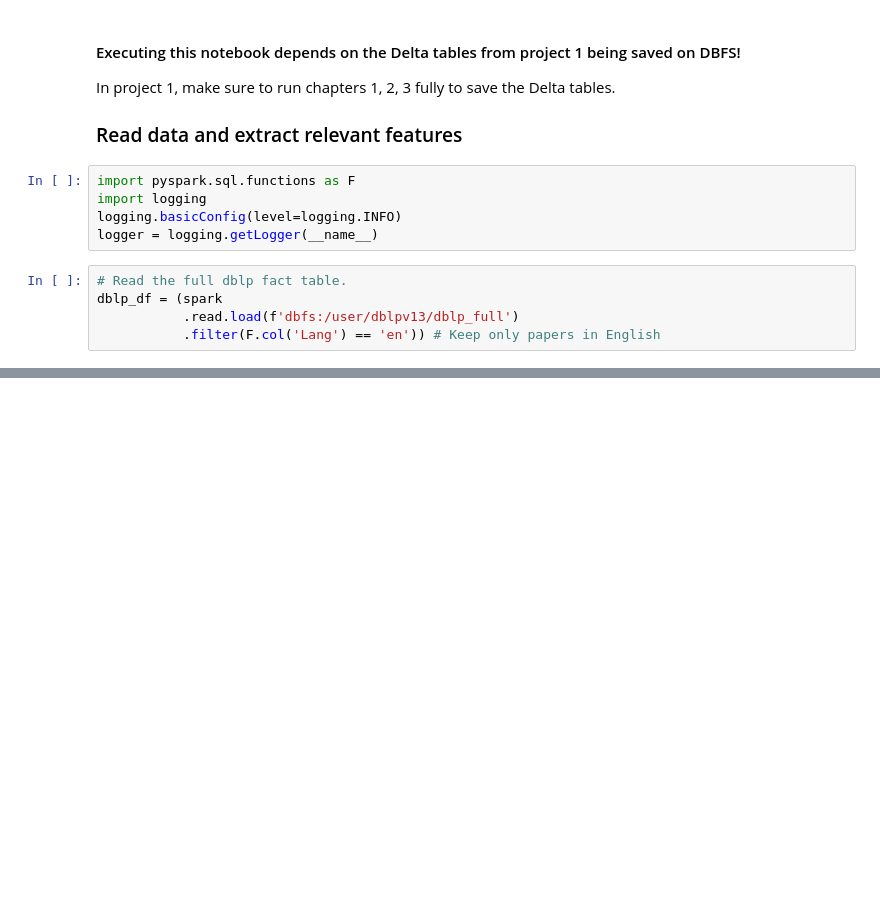
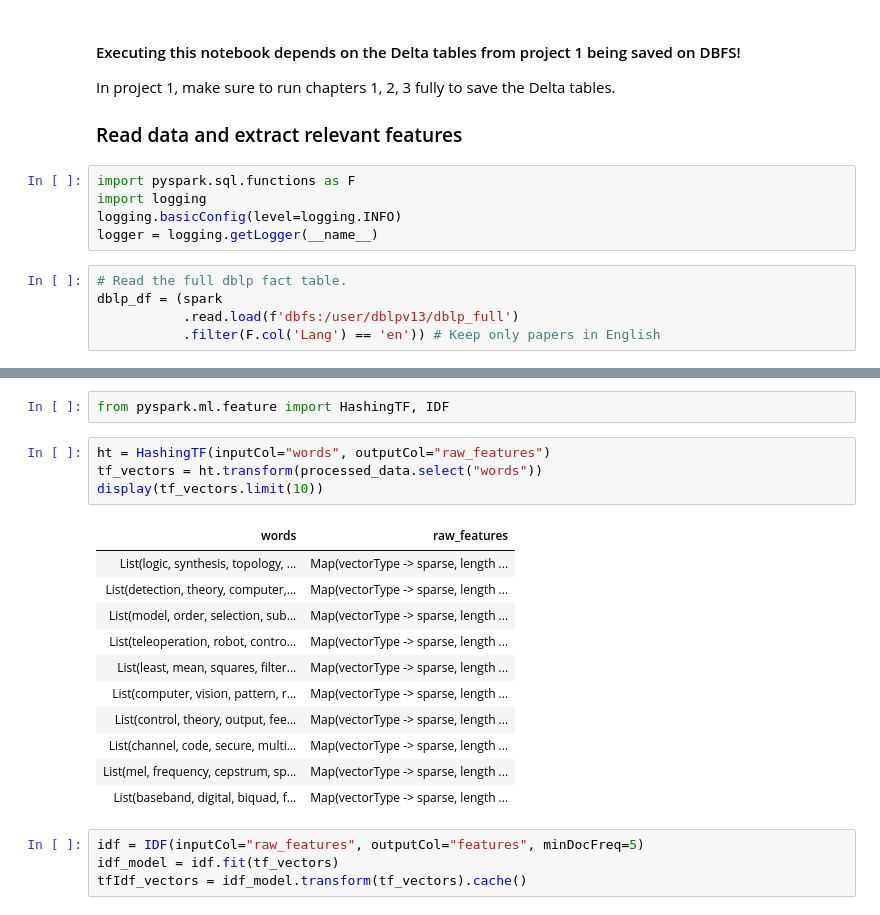
Before and after one commit to peepkolberg/bdm-project-4, a Jupyter notebook: Clustering.ipynb, the cells around one changed output, grey strips where cells are left out. Drawn from its saved outputs; the diff is of its cells as text; blank space fills up the shorter version.

```diff
--- a/Clustering.ipynb
+++ b/Clustering.ipynb
@@ -122,0 +186,22 @@ display(new_data)
+# %%
+from pyspark.ml.feature import HashingTF, IDF
+# %%
+ht = HashingTF(inputCol="words", outputCol="raw_features")
+tf_vectors = ht.transform(processed_data.select("words"))
+display(tf_vectors.limit(10))
+# %% [output]
+| words | raw_features |
+| List(logic, synthesis, topology, ... | Map(vectorType -> sparse, length ... |
+| List(detection, theory, computer,... | Map(vectorType -> sparse, length ... |
+| List(model, order, selection, sub... | Map(vectorType -> sparse, length ... |
+| List(teleoperation, robot, contro... | Map(vectorType -> sparse, length ... |
+| List(least, mean, squares, filter... | Map(vectorType -> sparse, length ... |
+| List(computer, vision, pattern, r... | Map(vectorType -> sparse, length ... |
+| List(control, theory, output, fee... | Map(vectorType -> sparse, length ... |
+| List(channel, code, secure, multi... | Map(vectorType -> sparse, length ... |
+| List(mel, frequency, cepstrum, sp... | Map(vectorType -> sparse, length ... |
+| List(baseband, digital, biquad, f... | Map(vectorType -> sparse, length ... |
+# %%
+idf = IDF(inputCol="raw_features", outputCol="features", minDocFreq=5)
+idf_model = idf.fit(tf_vectors)
+tfIdf_vectors = idf_model.transform(tf_vectors).cache()
```
Also changed, not shown: parts of 14 cells of this notebook.
